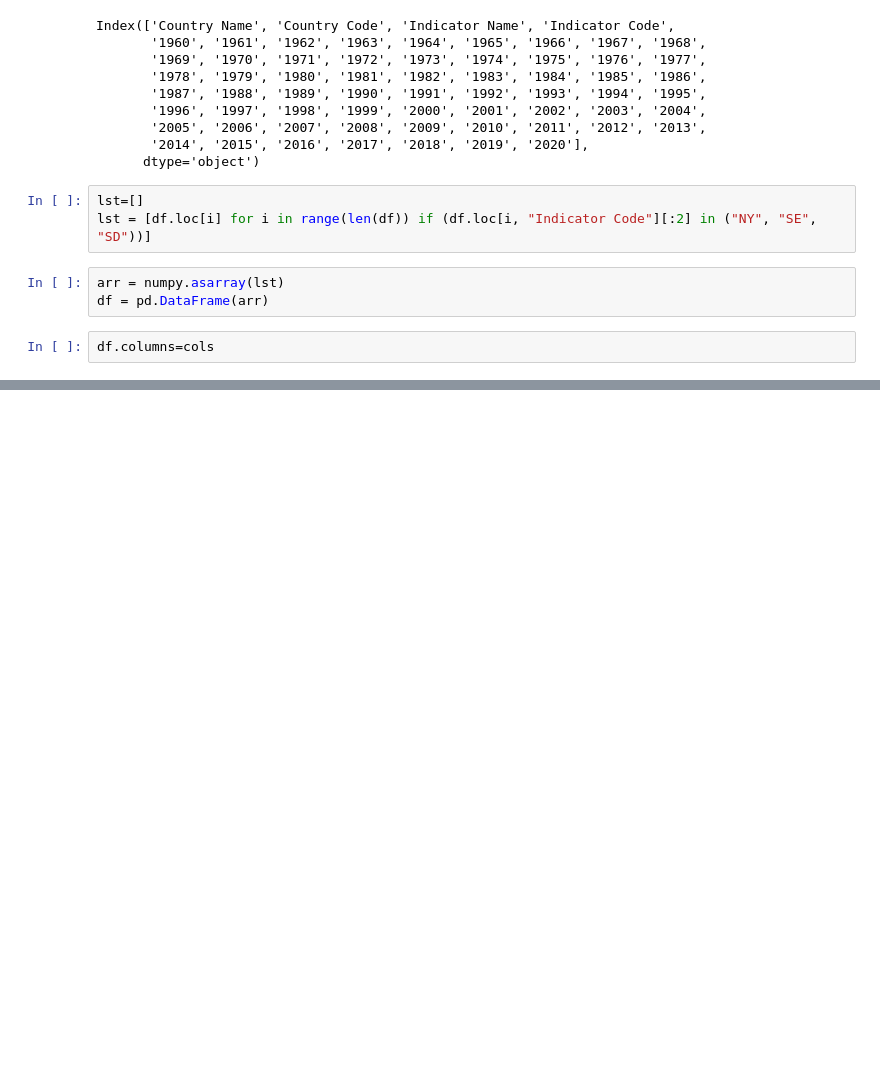
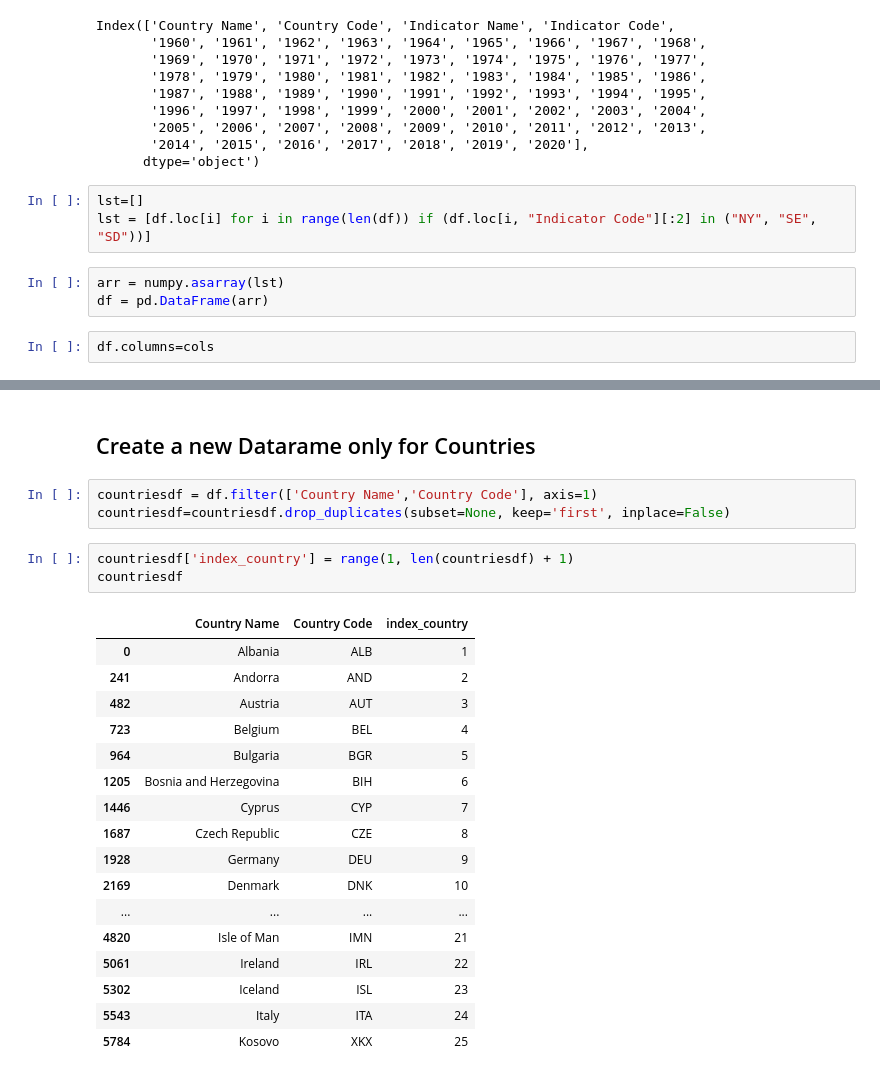
Before and after one commit to Georgemouts/Data_Visualization_ETL_Pipeline, a Jupyter notebook: CleanData.ipynb, the cells around one changed output, grey strips where cells are left out. Saved outputs shown, nothing was run; the diff lists cells and outputs as text; blank space fills up the shorter version.

```diff
--- a/CleanData.ipynb
+++ b/CleanData.ipynb
@@ -61,0 +61,26 @@ df
+# %% [markdown]
+## Create a new Datarame only for Countries
+# %%
+countriesdf = df.filter(['Country Name','Country Code'], axis=1)
+countriesdf=countriesdf.drop_duplicates(subset=None, keep='first', inplace=False)
+# %%
+countriesdf['index_country'] = range(1, len(countriesdf) + 1)
+countriesdf
+# %% [output]
+|  | Country Name | Country Code | index_country |
+| 0 | Albania | ALB | 1 |
+| 241 | Andorra | AND | 2 |
+| 482 | Austria | AUT | 3 |
+| 723 | Belgium | BEL | 4 |
+| 964 | Bulgaria | BGR | 5 |
+| 1205 | Bosnia and Herzegovina | BIH | 6 |
+| 1446 | Cyprus | CYP | 7 |
+| 1687 | Czech Republic | CZE | 8 |
+| 1928 | Germany | DEU | 9 |
+| 2169 | Denmark | DNK | 10 |
+| ... | ... | ... | ... |
+| 4820 | Isle of Man | IMN | 21 |
+| 5061 | Ireland | IRL | 22 |
+| 5302 | Iceland | ISL | 23 |
+| 5543 | Italy | ITA | 24 |
+| 5784 | Kosovo | XKX | 25 |
```
Also changed, not shown: parts of 13 cells of this notebook.
